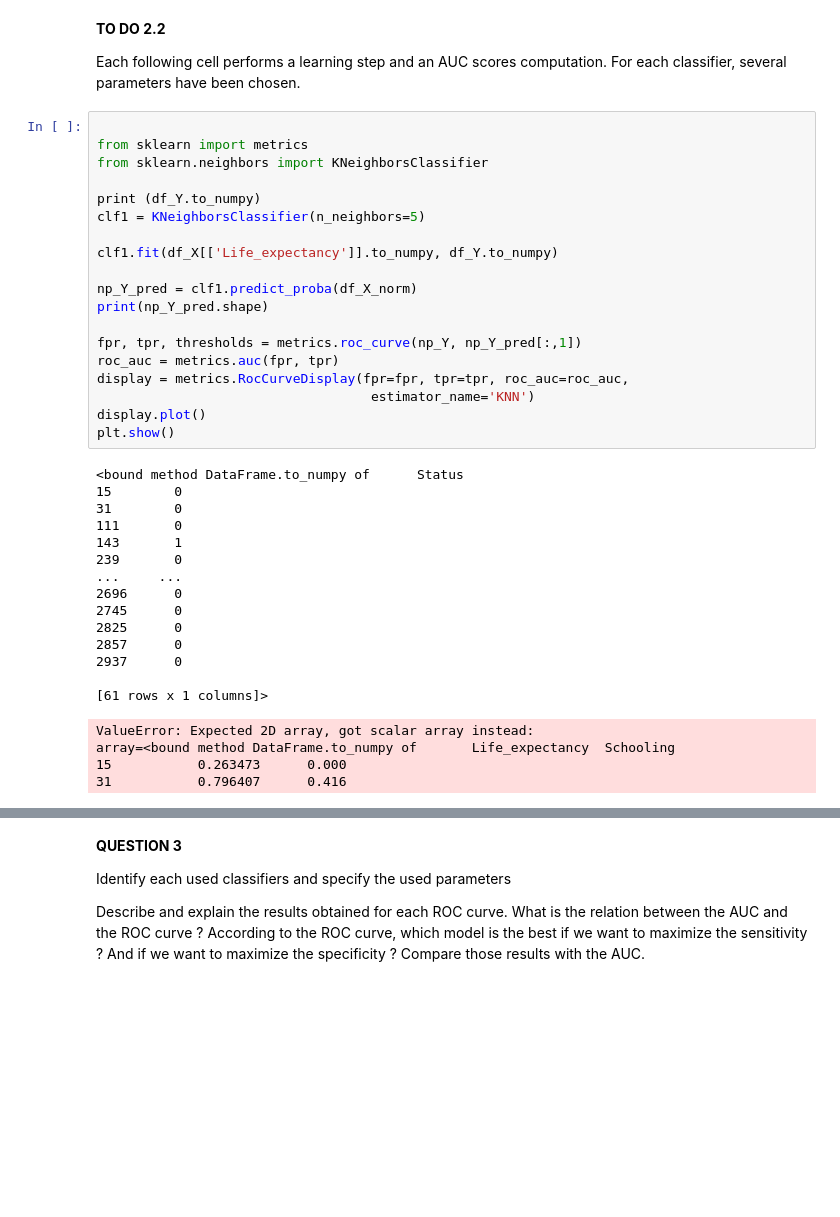
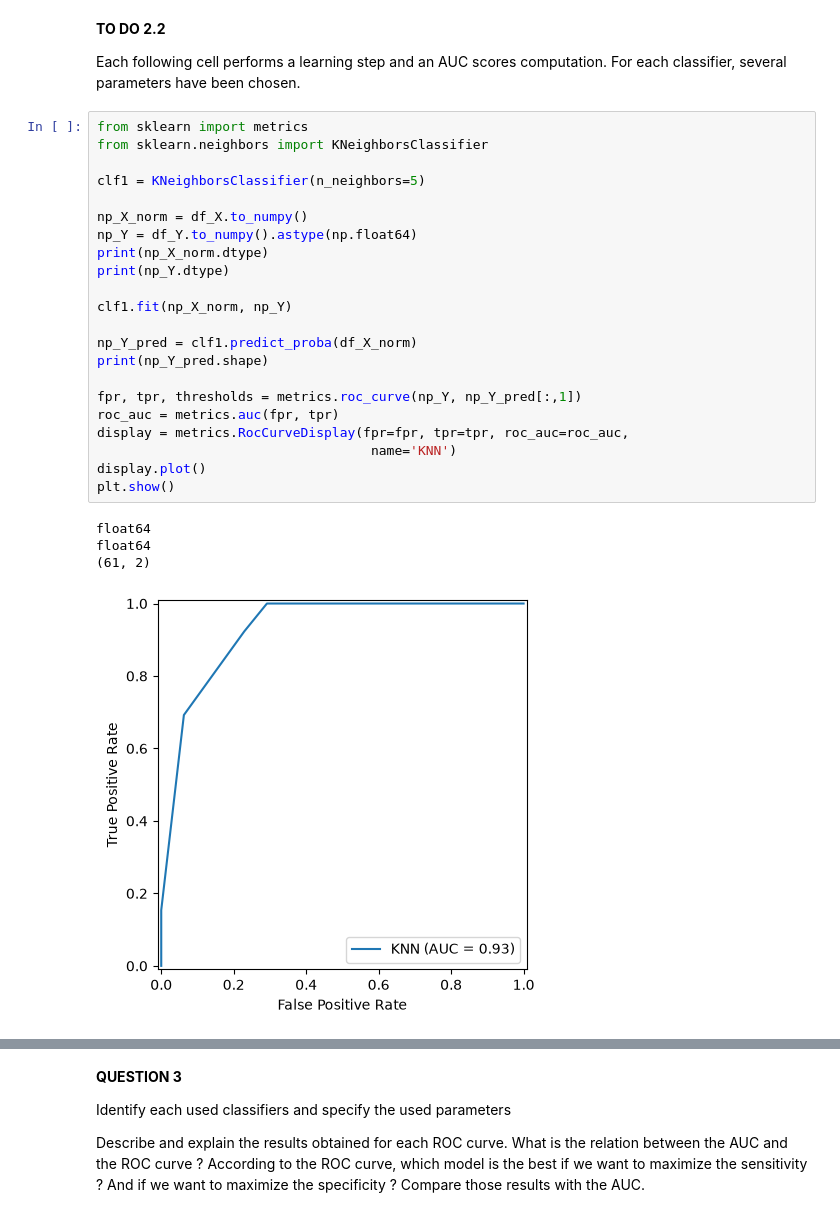
Before and after one commit to MohamedReda2003/Machine-Learning, a Jupyter notebook: TP/TP2.ipynb, the cells around one changed output, grey strips where cells are left out. Cells and saved outputs as stored; diff of their text form; blank space fills up the shorter version.

```diff
--- a/TP/TP2.ipynb
+++ b/TP/TP2.ipynb
@@ -151,43 +162,32 @@ df_X
 
 Each following cell performs a learning step and an AUC scores computation. For each classifier, several parameters have been chosen.
 # %%
-
 from sklearn import metrics
 from sklearn.neighbors import KNeighborsClassifier
 
-print (df_Y.to_numpy)
 clf1 = KNeighborsClassifier(n_neighbors=5)
 
-clf1.fit(df_X[['Life_expectancy']].to_numpy, df_Y.to_numpy)
+np_X_norm = df_X.to_numpy()
+np_Y = df_Y.to_numpy().astype(np.float64)
+print(np_X_norm.dtype)
+print(np_Y.dtype)
+
+clf1.fit(np_X_norm, np_Y)
 
 np_Y_pred = clf1.predict_proba(df_X_norm)
 print(np_Y_pred.shape)
 
 fpr, tpr, thresholds = metrics.roc_curve(np_Y, np_Y_pred[:,1])
 roc_auc = metrics.auc(fpr, tpr)
 display = metrics.RocCurveDisplay(fpr=fpr, tpr=tpr, roc_auc=roc_auc,
-                                   estimator_name='KNN')
+                                   name='KNN')
 display.plot()
 plt.show()
 # %% [output]
-<bound method DataFrame.to_numpy of      Status
-15        0
-31        0
-111       0
-143       1
-239       0
-...     ...
-2696      0
-2745      0
-2825      0
-2857      0
-2937      0
-
-[61 rows x 1 columns]>
+float64
+float64
+(61, 2)
-ValueError: Expected 2D array, got scalar array instead:
-array=<bound method DataFrame.to_numpy of       Life_expectancy  Schooling
-15           0.263473      0.000
-31           0.796407      0.416
+[figure, added]
 # %%
 from sklearn.svm import SVC
 
```
Also changed, not shown: parts of 17 cells of this notebook.
